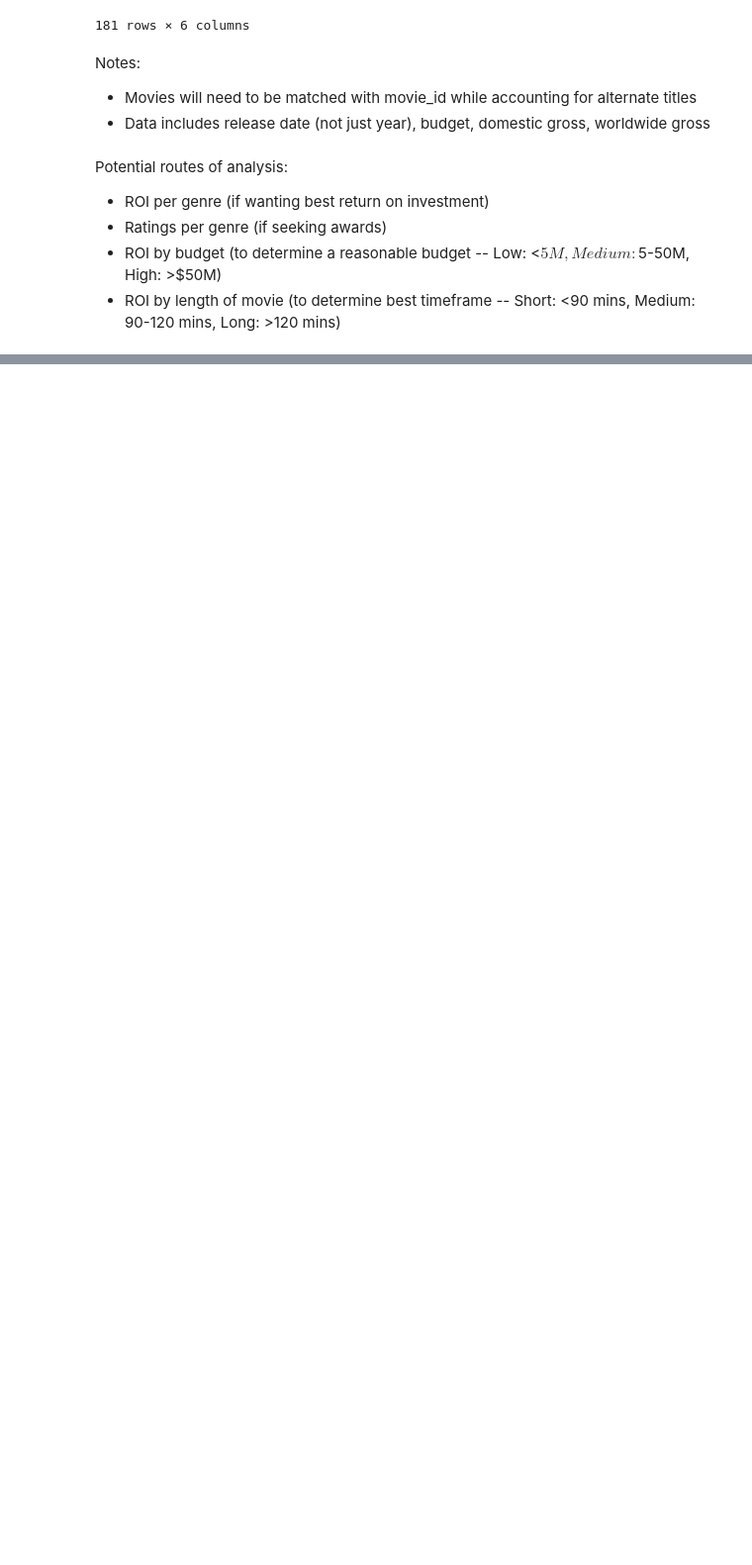
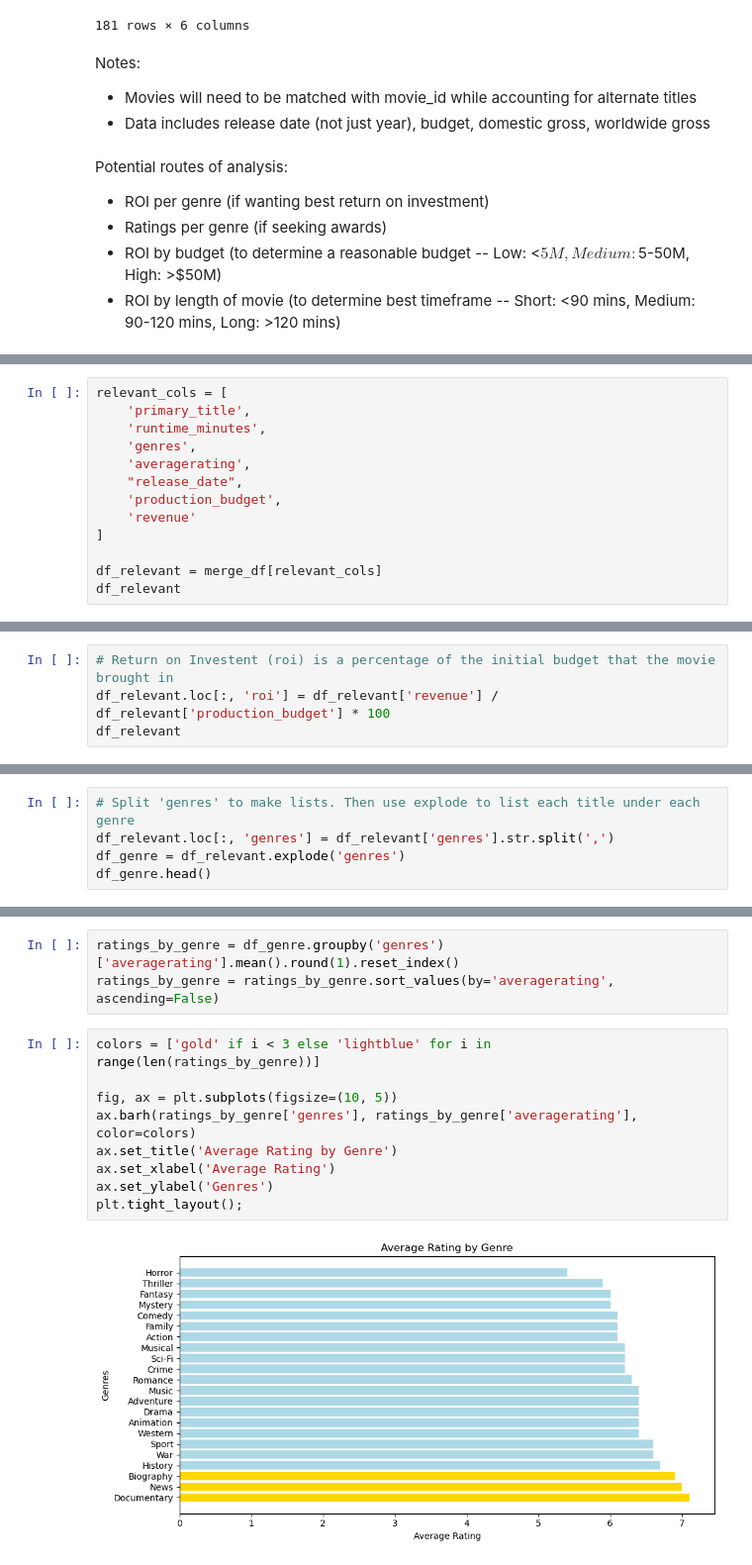
Before and after one commit to elijahlopez94/box_office_statistical_analysis, a Jupyter notebook: box_office_statistical_analysis.ipynb, the cells around one changed output, grey strips where cells are left out. Shown at 99% size. Saved outputs shown, nothing was run; the diff lists cells and outputs as text; blank space fills up the shorter version.

```diff
--- a/box_office_statistical_analysis.ipynb
+++ b/box_office_statistical_analysis.ipynb
@@ -235,0 +346,13 @@ Potential routes of analysis:
+# %%
+relevant_cols = [
+    'primary_title',
+    'runtime_minutes',
+    'genres',
+    'averagerating',
+    "release_date",
+    'production_budget',
+    'revenue'
+]
+
+df_relevant = merge_df[relevant_cols]
+df_relevant
@@ -235,0 +373,4 @@ Potential routes of analysis:
+# %%
+# Return on Investent (roi) is a percentage of the initial budget that the movie brought in
+df_relevant.loc[:, 'roi'] = df_relevant['revenue'] / df_relevant['production_budget'] * 100
+df_relevant
@@ -235,0 +391,5 @@ Potential routes of analysis:
+# %%
+# Split 'genres' to make lists. Then use explode to list each title under each genre
+df_relevant.loc[:, 'genres'] = df_relevant['genres'].str.split(',')
+df_genre = df_relevant.explode('genres')
+df_genre.head()
@@ -235,0 +437,14 @@ Potential routes of analysis:
+# %%
+ratings_by_genre = df_genre.groupby('genres')['averagerating'].mean().round(1).reset_index()
+ratings_by_genre = ratings_by_genre.sort_values(by='averagerating', ascending=False)
+# %%
+colors = ['gold' if i < 3 else 'lightblue' for i in range(len(ratings_by_genre))]
+
+fig, ax = plt.subplots(figsize=(10, 5))
+ax.barh(ratings_by_genre['genres'], ratings_by_genre['averagerating'], color=colors)
+ax.set_title('Average Rating by Genre')
+ax.set_xlabel('Average Rating')
+ax.set_ylabel('Genres')
+plt.tight_layout();
+# %% [output]
+[figure, added]
```
Also changed, not shown: parts of 18 cells of this notebook.
